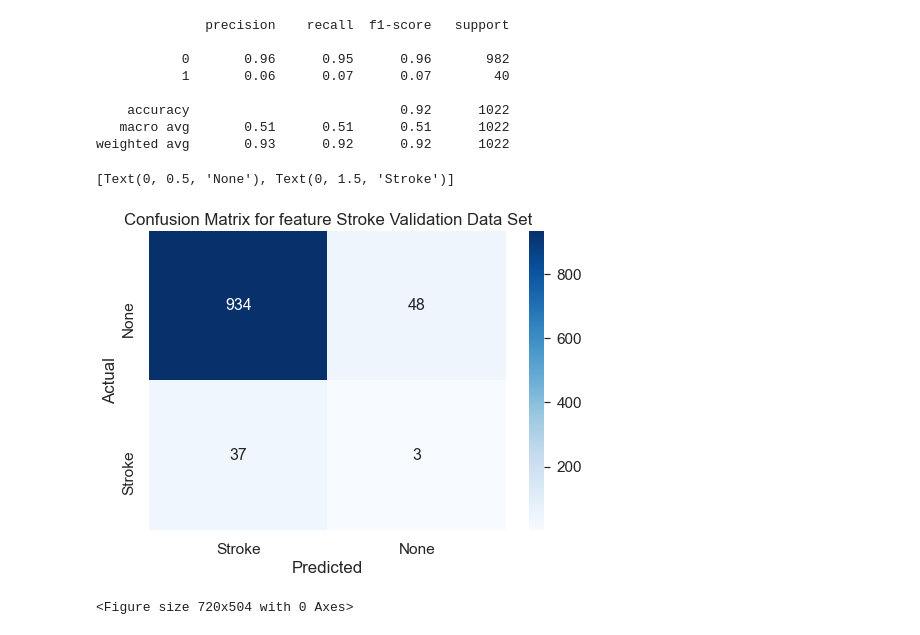
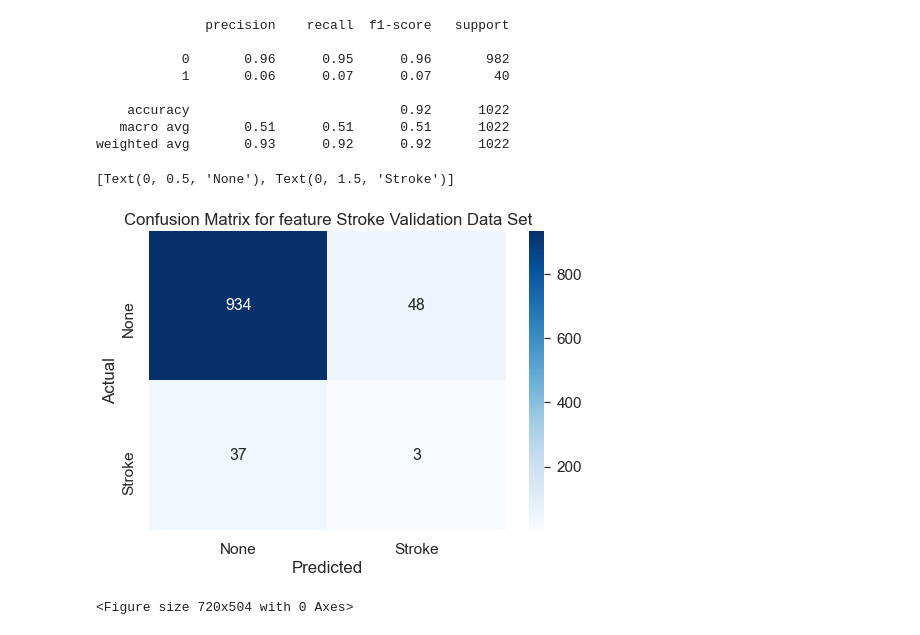
Before and after one commit to SDLoyd/Stroke, a Jupyter notebook: code/stroke.ipynb, the cells around one changed output. Saved outputs shown, nothing was run; the diff lists cells and outputs as text; code cells hidden in the pictures.

```diff
--- a/code/stroke.ipynb
+++ b/code/stroke.ipynb
@@ -478,18 +478,18 @@ weighted avg       0.93      0.92      0.92      1022
 # %%
 # Draw confusion matrix
 data = confusion_matrix(y_val, val_predictions.Label)
 ax= plt.subplot()
 
-df_cm = pd.DataFrame(data, columns=np.unique(y_test), index = np.unique(y_test))
+df_cm = pd.DataFrame(data, columns=np.unique(y_val), index = np.unique(y_val))
 df_cm.index.name = 'Actual'
 df_cm.columns.name = 'Predicted'
 plt.figure(figsize = (10,7))
 sns.set(font_scale=1.4)#for label size
 sns.heatmap(df_cm, cmap="Blues", annot=True,ax = ax, annot_kws={"size": 16},fmt='d')# font size
 ax.set_title('Confusion Matrix for feature Stroke Validation Data Set')
-ax.xaxis.set_ticklabels(['Stroke', 'None'])
+ax.xaxis.set_ticklabels(['None', 'Stroke'])
 ax.yaxis.set_ticklabels(['None', 'Stroke'])
 # %% [output]
 [Text(0, 0.5, 'None'), Text(0, 1.5, 'Stroke')]
-[figure, old version]
+[figure, new version]
 <Figure size 720x504 with 0 Axes>
```
